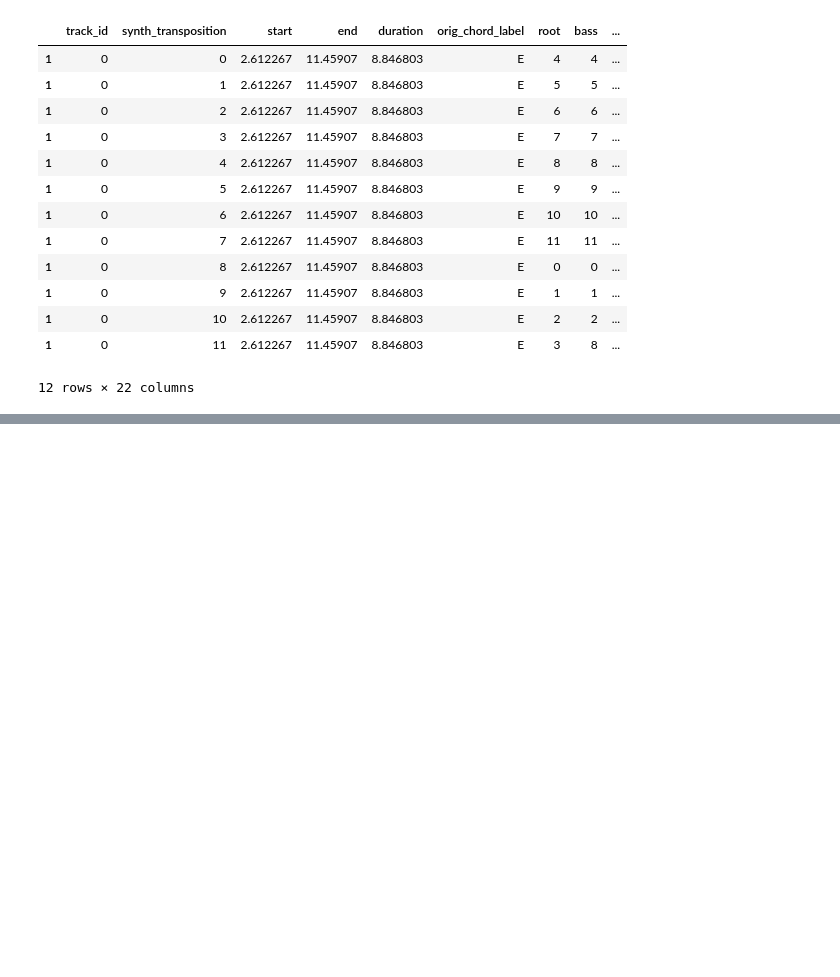
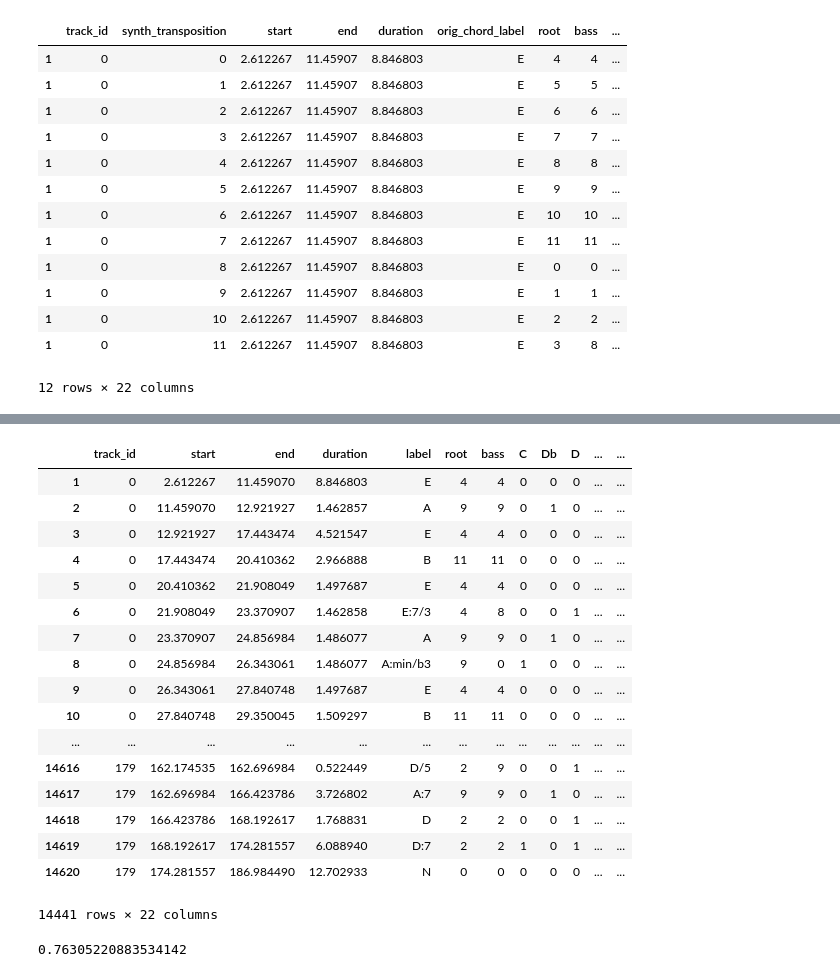
Before and after one commit to bzamecnik/ml, a Jupyter notebook: beatles/prepare_features.ipynb, the cells around one changed output, grey strips where cells are left out. Saved outputs shown, nothing was run; the diff lists cells and outputs as text; code cells hidden in the pictures; blank space fills up the shorter version.

```diff
--- a/beatles/prepare_features.ipynb
+++ b/beatles/prepare_features.ipynb
@@ -868,0 +869,7 @@ chords_all_synth.to_csv('data/beatles/derived/all_chords_with_keys_synth.tsv', s
+# %%
+chords_all = pd.read_csv('data/beatles/derived/all_chords_with_keys.tsv', sep='\t')
+chords_all_synth = pd.read_csv('data/beatles/derived/all_chords_with_keys_synth.tsv', sep='\t')
+# %%
+chords_all = chords_all.dropna()
+chords_all_synth = chords_all_synth.dropna()
+chords_all.head()
@@ -868,0 +900,28 @@ chords_all_synth.to_csv('data/beatles/derived/all_chords_with_keys_synth.tsv', s
+# %%
+chords_all['key_index'] = ((chords_all['key_diatonic_root'].diff() != 0) | (chords_all['track_id'].diff() != 0)).cumsum()
+# %%
+chords_all
+# %% [output]
+|  | track_id | start | end | duration | label | root | bass | C | Db | D | ... | ... |
+| 1 | 0 | 2.612267 | 11.459070 | 8.846803 | E | 4 | 4 | 0 | 0 | 0 | ... | ... |
+| 2 | 0 | 11.459070 | 12.921927 | 1.462857 | A | 9 | 9 | 0 | 1 | 0 | ... | ... |
+| 3 | 0 | 12.921927 | 17.443474 | 4.521547 | E | 4 | 4 | 0 | 0 | 0 | ... | ... |
+| 4 | 0 | 17.443474 | 20.410362 | 2.966888 | B | 11 | 11 | 0 | 0 | 0 | ... | ... |
+| 5 | 0 | 20.410362 | 21.908049 | 1.497687 | E | 4 | 4 | 0 | 0 | 0 | ... | ... |
+| 6 | 0 | 21.908049 | 23.370907 | 1.462858 | E:7/3 | 4 | 8 | 0 | 0 | 1 | ... | ... |
+| 7 | 0 | 23.370907 | 24.856984 | 1.486077 | A | 9 | 9 | 0 | 1 | 0 | ... | ... |
+| 8 | 0 | 24.856984 | 26.343061 | 1.486077 | A:min/b3 | 9 | 0 | 1 | 0 | 0 | ... | ... |
+| 9 | 0 | 26.343061 | 27.840748 | 1.497687 | E | 4 | 4 | 0 | 0 | 0 | ... | ... |
+| 10 | 0 | 27.840748 | 29.350045 | 1.509297 | B | 11 | 11 | 0 | 0 | 0 | ... | ... |
+| ... | ... | ... | ... | ... | ... | ... | ... | ... | ... | ... | ... | ... |
+| 14616 | 179 | 162.174535 | 162.696984 | 0.522449 | D/5 | 2 | 9 | 0 | 0 | 1 | ... | ... |
+| 14617 | 179 | 162.696984 | 166.423786 | 3.726802 | A:7 | 9 | 9 | 0 | 1 | 0 | ... | ... |
+| 14618 | 179 | 166.423786 | 168.192617 | 1.768831 | D | 2 | 2 | 0 | 0 | 1 | ... | ... |
+| 14619 | 179 | 168.192617 | 174.281557 | 6.088940 | D:7 | 2 | 2 | 1 | 0 | 1 | ... | ... |
+| 14620 | 179 | 174.281557 | 186.984490 | 12.702933 | N | 0 | 0 | 0 | 0 | 0 | ... | ... |
+14441 rows × 22 columns
+# %%
+# track_chords.groupby(['track_id']).last()['key_index']
+(chords_all.groupby(['track_id', 'key_index']).count()['start'] > 16).mean()
+# %% [output]
+0.76305220883534142
```
Also changed, not shown: parts of 11 cells of this notebook, 1 other file.
